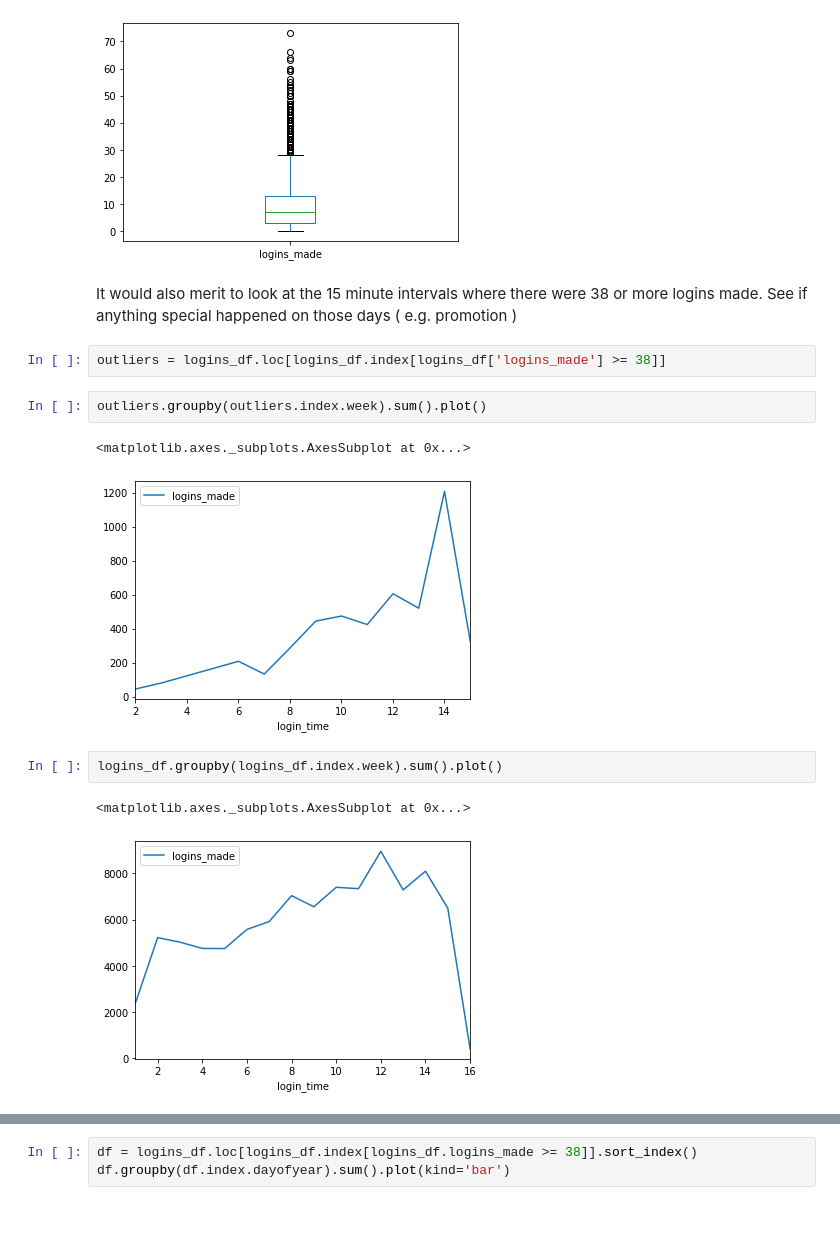
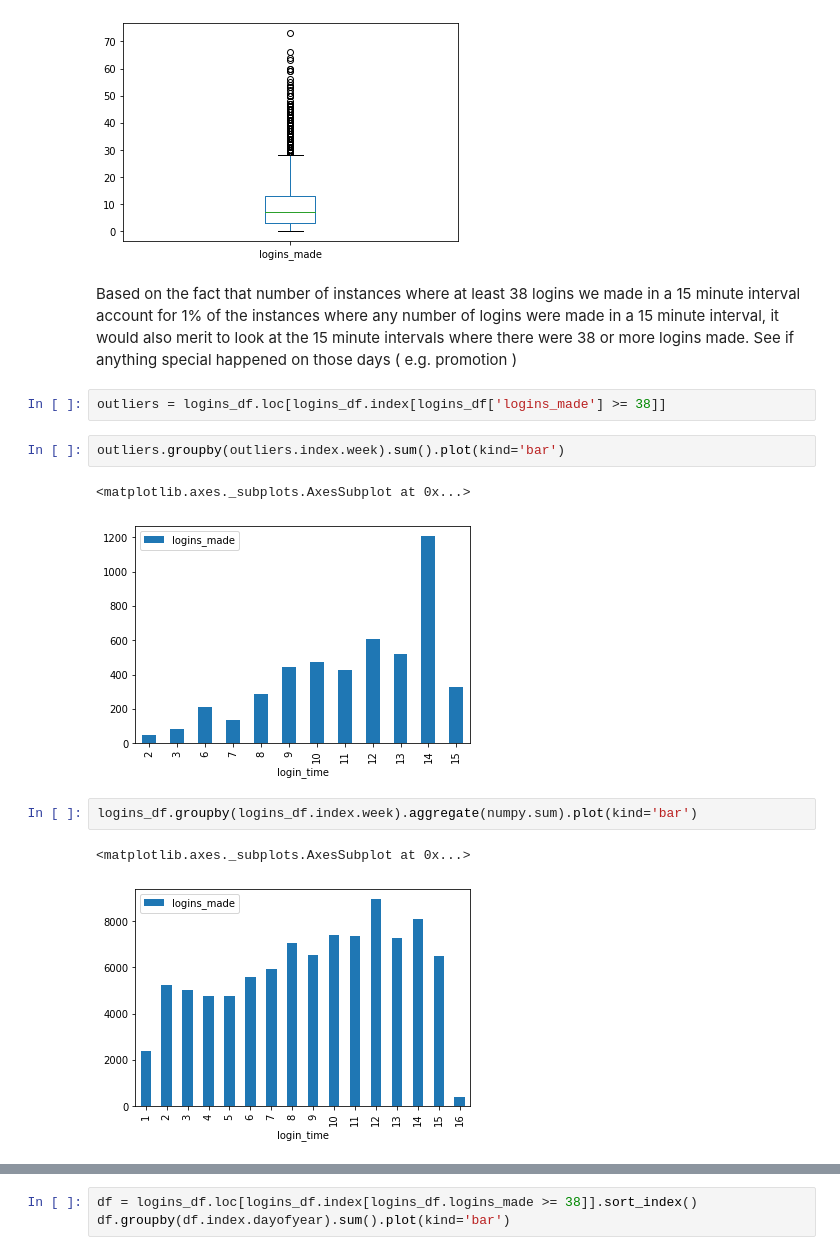
Before and after one commit to fsafe/ultimate_challenge, a Jupyter notebook: ultimate_challenge_part_1.ipynb, the cells around one changed output, grey strips where cells are left out. Cells and saved outputs as stored; diff of their text form; blank space fills up the shorter version.

```diff
--- a/ultimate_challenge_part_1.ipynb
+++ b/ultimate_challenge_part_1.ipynb
@@ -97,17 +96,17 @@ logins_df.quantile([0.01, 0.25, 0.5, 0.75, 0.99])
 | 0.99 | 38.0 |
 [figure]
 # %% [markdown]
-It would also merit to look at the 15 minute intervals where there were 38 or more logins made. See if anything special happened on those days ( e.g. promotion )
+Based on the fact that number of instances where at least 38 logins we made in a 15 minute interval account for 1% of the instances where any number of logins were made in a 15 minute interval, it would also merit to look at the 15 minute intervals where there were 38 or more logins made. See if anything special happened on those days ( e.g. promotion )
 # %%
 outliers = logins_df.loc[logins_df.index[logins_df['logins_made'] >= 38]]
 # %%
-outliers.groupby(outliers.index.week).sum().plot()
+outliers.groupby(outliers.index.week).sum().plot(kind='bar')
 # %% [output]
 <matplotlib.axes._subplots.AxesSubplot at 0x...>
-[figure, old version]
+[figure, new version]
 # %%
-logins_df.groupby(logins_df.index.week).sum().plot()
+logins_df.groupby(logins_df.index.week).aggregate(numpy.sum).plot(kind='bar')
 # %% [output]
 <matplotlib.axes._subplots.AxesSubplot at 0x...>
-[figure, old version]
+[figure, new version]
 # %% [markdown]
```
Also changed, not shown: parts of 7 cells of this notebook.
